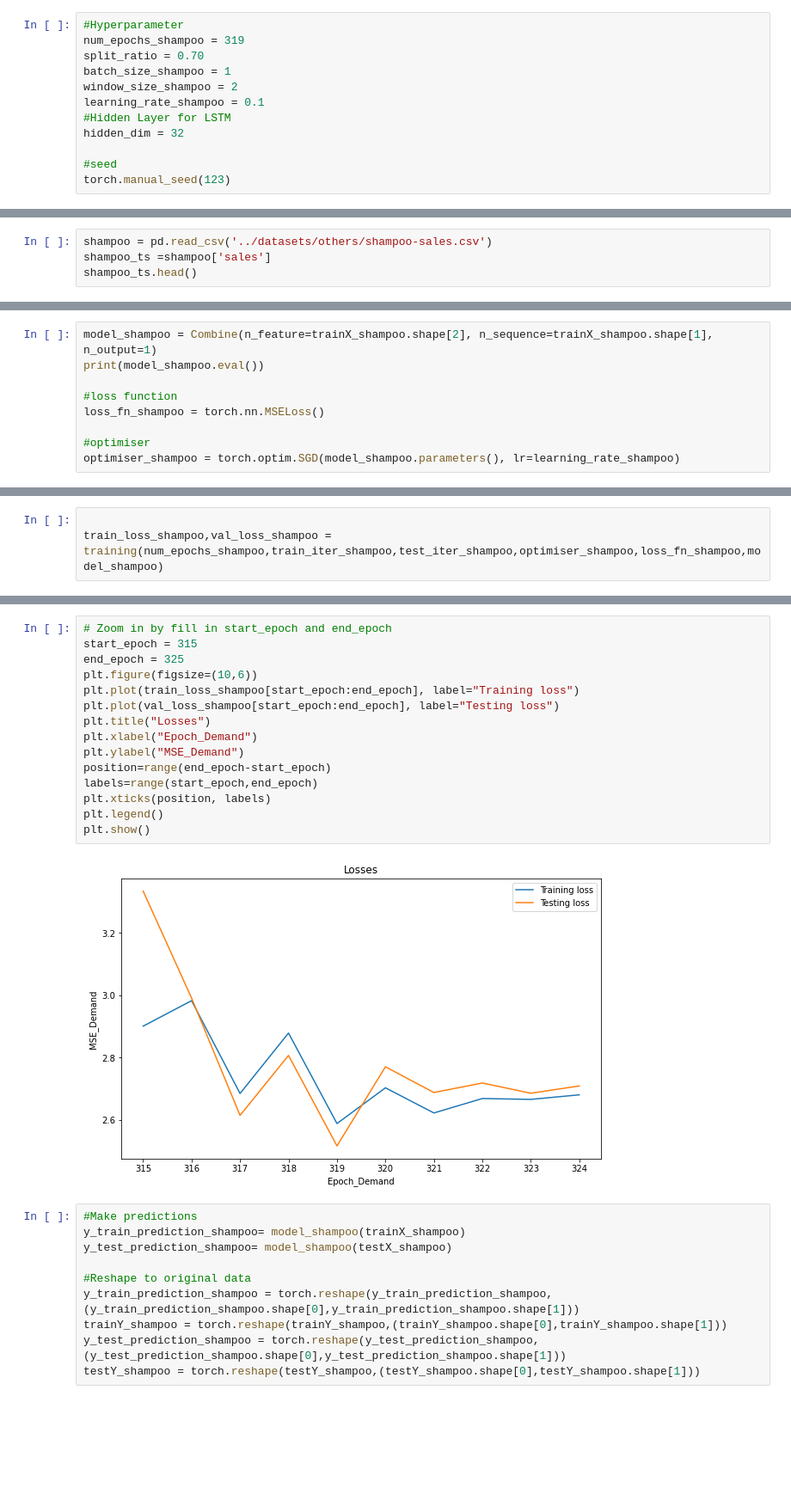
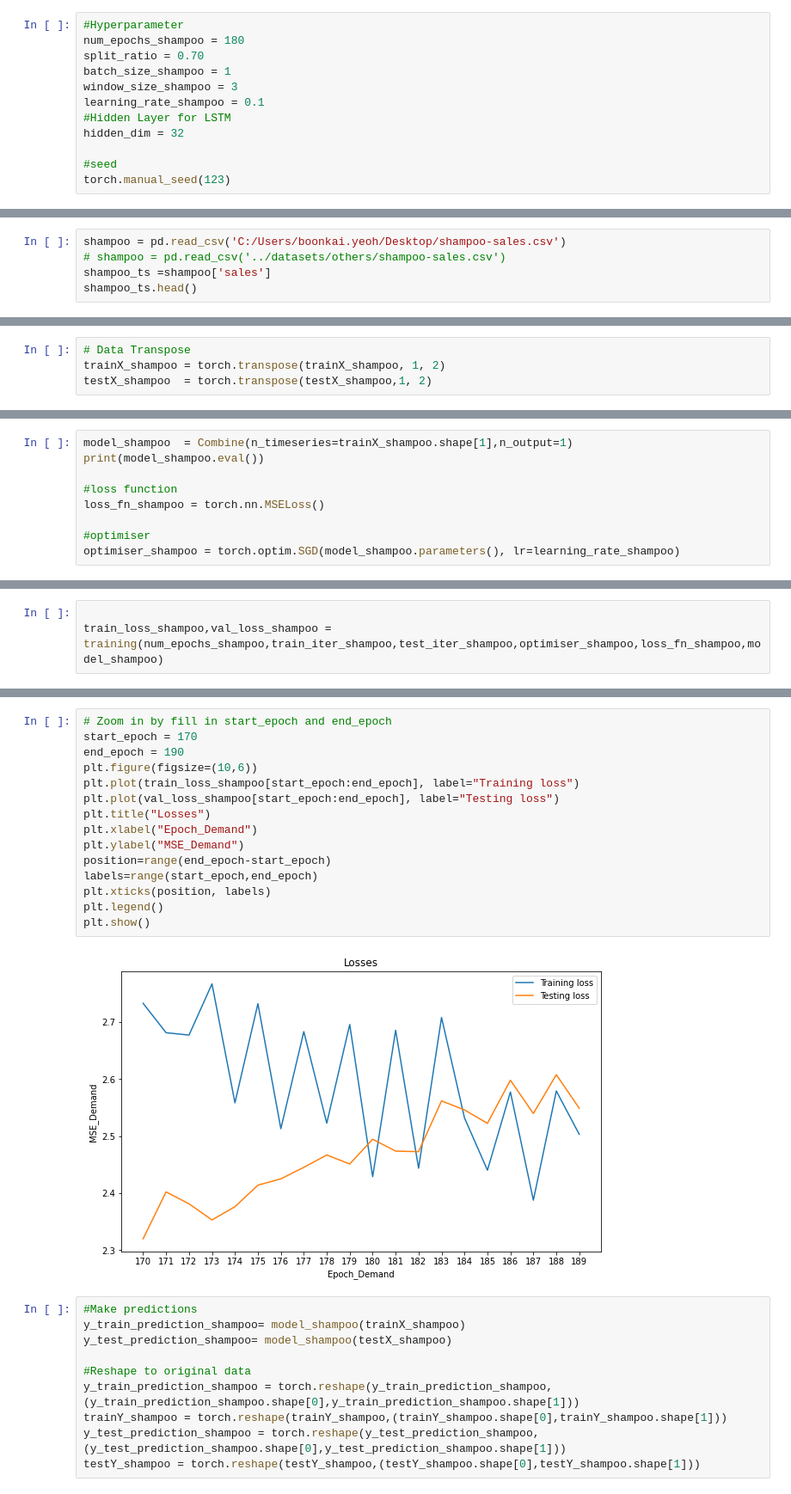
Before and after one commit to CertifaiAI/time-series-labs, a Jupyter notebook: notebook/Univariate CNN-LSTM.ipynb, the cells around one changed output, grey strips where cells are left out. Shown at 86% size. Drawn from its saved outputs; the diff is of its cells as text; blank space fills up the shorter version.

```diff
--- a/notebook/Univariate CNN-LSTM.ipynb
+++ b/notebook/Univariate CNN-LSTM.ipynb
@@ -310,10 +307,10 @@ Use CNN to predict the sales of shampoo \
 Data Sources : https://www.kaggle.com/djokester/sales-of-shampoo-over-a-three-year-period
 # %%
 #Hyperparameter
-num_epochs_shampoo = 319
+num_epochs_shampoo = 180
 split_ratio = 0.70
 batch_size_shampoo = 1
-window_size_shampoo = 2
+window_size_shampoo = 3
 learning_rate_shampoo = 0.1
 #Hidden Layer for LSTM
 hidden_dim = 32
@@ -323,7 +320,8 @@ torch.manual_seed(123)
 # %% [output]
 <torch._C.Generator at 0x...>
 # %%
-shampoo = pd.read_csv('../datasets/others/shampoo-sales.csv')
+shampoo = pd.read_csv('C:/Users/boonkai.yeoh/Desktop/shampoo-sales.csv')
+# shampoo = pd.read_csv('../datasets/others/shampoo-sales.csv')
 shampoo_ts =shampoo['sales']
 shampoo_ts.head()
 # %% [output]
@@ -397,3 +395,7 @@ testX shape:torch.Size([9, 2, 1]) testX shape:torch.Size([9, 1])
+# %%
+# Data Transpose
+trainX_shampoo = torch.transpose(trainX_shampoo, 1, 2)
+testX_shampoo  = torch.transpose(testX_shampoo,1, 2)
 # %%
 # Create Iterator
 train_dataset_shampoo = TensorDataset(trainX_shampoo, trainY_shampoo)
@@ -402,7 +404,7 @@ train_iter_shampoo = DataLoader(train_dataset_shampoo,batch_size=batch_size_sham
 test_dataset_shampoo = TensorDataset(testX_shampoo, testY_shampoo)
 test_iter_shampoo = DataLoader(test_dataset_shampoo,batch_size=batch_size_shampoo,shuffle=False)
 # %%
-model_shampoo = Combine(n_feature=trainX_shampoo.shape[2], n_sequence=trainX_shampoo.shape[1], n_output=1)
+model_shampoo  = Combine(n_timeseries=trainX_shampoo.shape[1],n_output=1)
 print(model_shampoo.eval())
 
 #loss function
@@ -458,20 +456,20 @@ plt.show()
 # %%
 # Zoom in by fill in start_epoch and end_epoch
-start_epoch = 315
-end_epoch = 325
+start_epoch = 170
+end_epoch = 190
 plt.figure(figsize=(10,6))
 plt.plot(train_loss_shampoo[start_epoch:end_epoch], label="Training loss")
 plt.plot(val_loss_shampoo[start_epoch:end_epoch], label="Testing loss")
 plt.title("Losses")
 plt.xlabel("Epoch_Demand")
 plt.ylabel("MSE_Demand")
 position=range(end_epoch-start_epoch)
 labels=range(start_epoch,end_epoch)
 plt.xticks(position, labels)
 plt.legend()
 plt.show()
 # %% [output]
-[figure, old version]
+[figure, new version]
 # %%
 #Make predictions
 y_train_prediction_shampoo= model_shampoo(trainX_shampoo)
```
Also changed, not shown: parts of 19 cells of this notebook.
